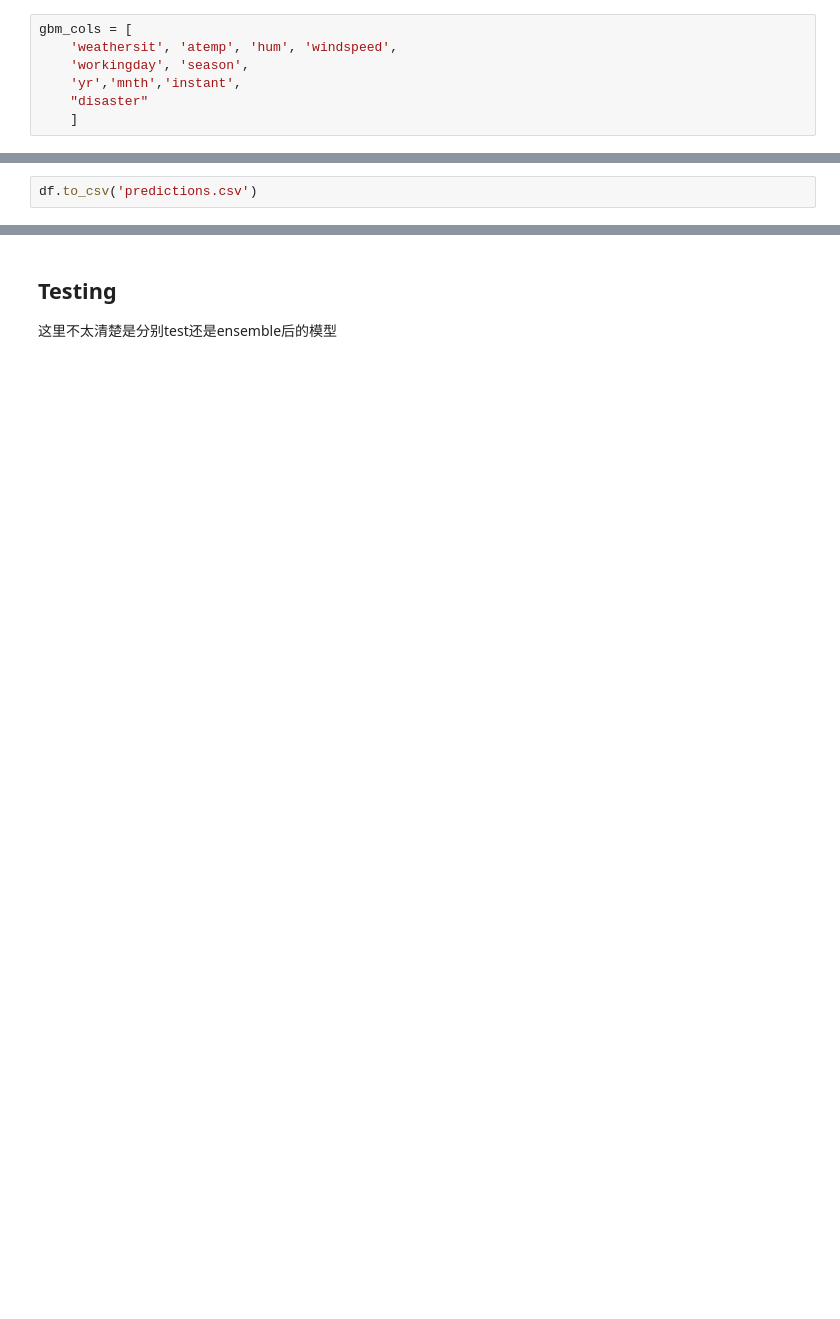
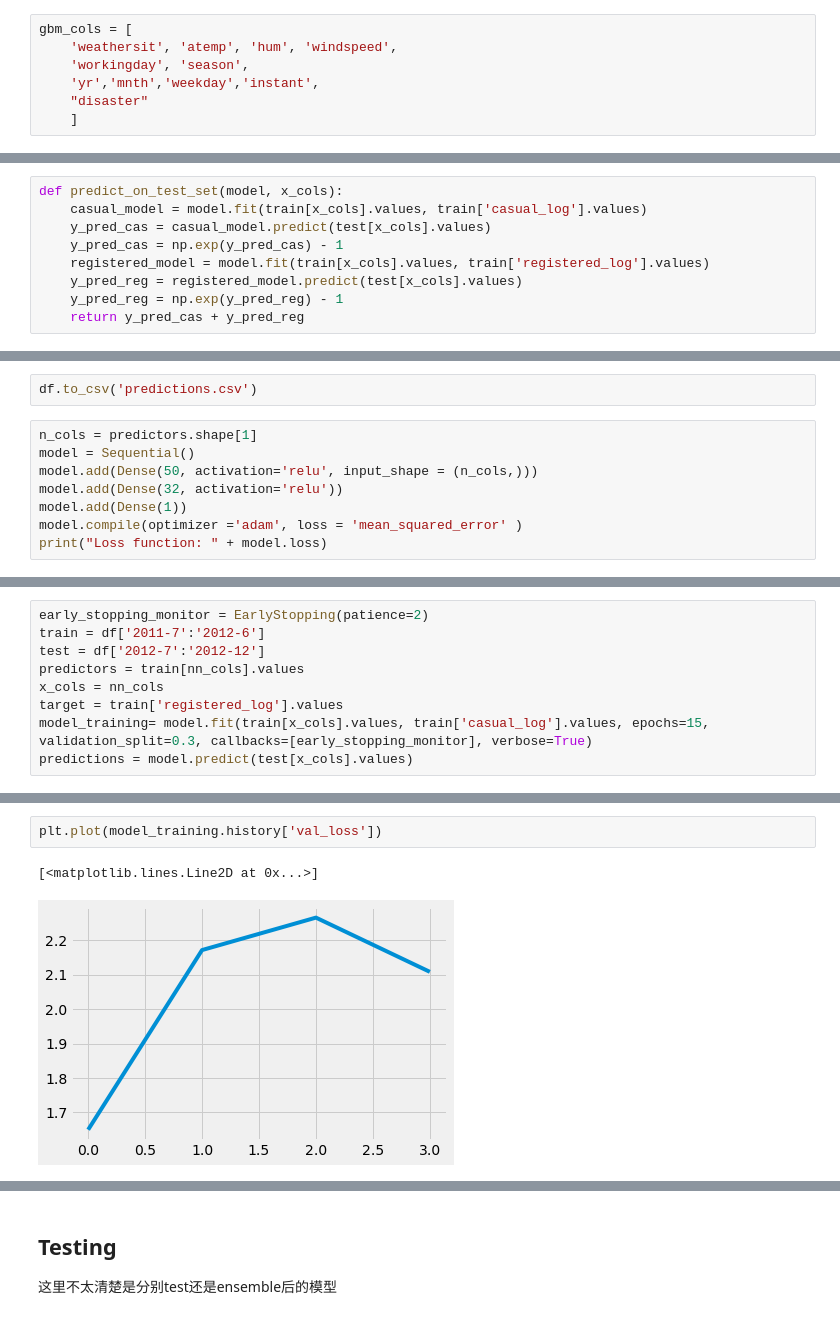
Before and after one commit to hawktang/bike_share_by_day, a Jupyter notebook: Bike+Share+RF+GBR.ipynb, the cells around one changed output, grey strips where cells are left out. Cells and saved outputs as stored; diff of their text form; blank space fills up the shorter version.

```diff
--- a/Bike+Share+RF+GBR.ipynb
+++ b/Bike+Share+RF+GBR.ipynb
@@ -78,6 +94,6 @@ rf_cols = [
 gbm_cols = [
     'weathersit', 'atemp', 'hum', 'windspeed',
     'workingday', 'season',
-    'yr','mnth','instant',
+    'yr','mnth','weekday','instant',
     "disaster"
     ]
@@ -92,6 +113,15 @@ Test set is 'cnt' value for day in 2012. For each day, one model was built to ma
 Gradient Boosting and Random Forest was used for modeling.
 For Random Forest the parameters of 'n_estimators': 1000, 'max_depth': 15, 'random_state': 0, 'min_samples_split' : 5, 'n_jobs': -1 were used and take weight of 0.2.
 For Gradient Boosting the parameters of 'n_estimators': 150, 'max_depth': 5, 'random_state': 0, 'min_samples_leaf' : 10, 'learning_rate': 0.1, 'subsample': 0.7, 'loss': 'ls' were used and take the weight of 0.8.
+# %%
+def predict_on_test_set(model, x_cols):
+    casual_model = model.fit(train[x_cols].values, train['casual_log'].values)
+    y_pred_cas = casual_model.predict(test[x_cols].values)
+    y_pred_cas = np.exp(y_pred_cas) - 1
+    registered_model = model.fit(train[x_cols].values, train['registered_log'].values)
+    y_pred_reg = registered_model.predict(test[x_cols].values)
+    y_pred_reg = np.exp(y_pred_reg) - 1
+    return y_pred_cas + y_pred_reg
 # %%
 def pred():
     rf_model = RandomForestRegressor(**rf_params)
@@ -132,2 +164,10 @@ profit_ratio_rolling_all = rentals.apply(profit_ratio, args=('pred_cnt_rolling_a
 # %%
 df.to_csv('predictions.csv')
+# %%
+n_cols = predictors.shape[1]
+model = Sequential()
+model.add(Dense(50, activation='relu', input_shape = (n_cols,)))
+model.add(Dense(32, activation='relu'))
+model.add(Dense(1))
+model.compile(optimizer ='adam', loss = 'mean_squared_error' )
+print("Loss function: " + model.loss)
@@ -133,0 +176,9 @@ df.to_csv('predictions.csv')
+# %%
+early_stopping_monitor = EarlyStopping(patience=2)
+train = df['2011-7':'2012-6']
+test = df['2012-7':'2012-12']
+predictors = train[nn_cols].values
+x_cols = nn_cols
+target = train['registered_log'].values
+model_training= model.fit(train[x_cols].values, train['casual_log'].values, epochs=15, validation_split=0.3, callbacks=[early_stopping_monitor], verbose=True)
+predictions = model.predict(test[x_cols].values)
@@ -133,0 +195,5 @@ df.to_csv('predictions.csv')
+# %%
+plt.plot(model_training.history['val_loss'])
+# %% [output]
+[<matplotlib.lines.Line2D at 0x...>]
+[figure, added]
```
Also changed, not shown: parts of 67 cells of this notebook.
